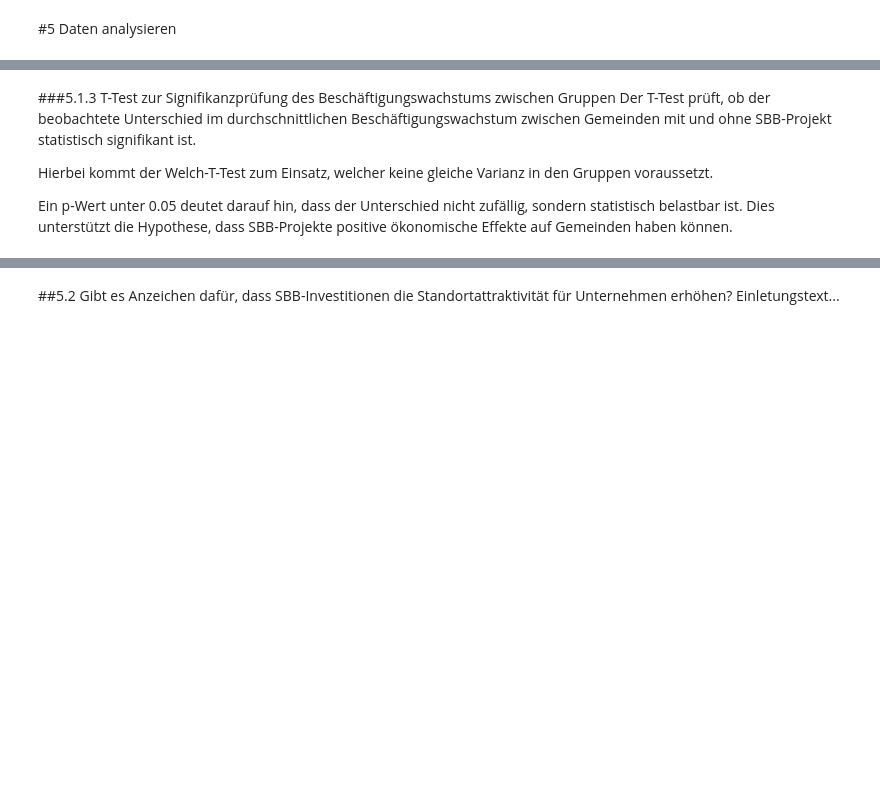
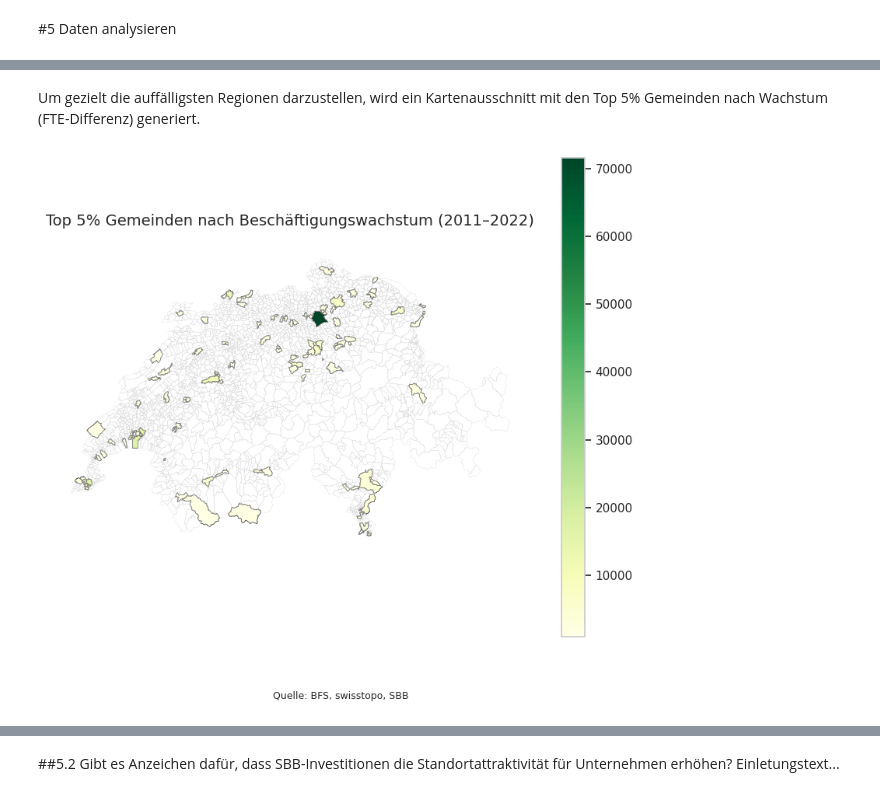
Before and after one commit to Fa-commits/BINA, a Jupyter notebook: BINA.ipynb, the cells around one changed output, grey strips where cells are left out. Cells and saved outputs as stored; diff of their text form; code cells hidden in the pictures; blank space fills up the shorter version.

```diff
--- a/BINA.ipynb
+++ b/BINA.ipynb
@@ -490,0 +442,25 @@ Unternehmensgründungsdaten ergänzt: 0 Gemeinden mit Werten
+# %%
+# --- Geodaten laden und Mapping vorbereiten ---
+pfad = "/content/drive/MyDrive/Colab Notebooks/gemeindegrenzen_schweiz.gpkg"
+gdf_geo = gpd.read_file(pfad, layer="tlm_hoheitsgebiet")
+mapping_df = gdf_geo[['bfs_nummer', 'name']].drop_duplicates()
+mapping_df = mapping_df.rename(columns={'bfs_nummer': 'BFS_ID', 'name': 'Gemeindename'})
+mapping_df['Ort_clean'] = mapping_df['Gemeindename'].str.lower().str.strip()
+
+# --- BFS-Daten mit BFS_ID verknüpfen ---
+df_bfs['Ort_clean'] = df_bfs['Ort'].astype(str).str.lower().str.strip()
+df_bfs = df_bfs.merge(mapping_df[['Ort_clean', 'BFS_ID']], on='Ort_clean', how='left')
+
+# --- SBB-Daten mit BFS_ID verknüpfen und Projektstatus setzen ---
+df_sbb = df_sbb.merge(mapping_df[['Ort_clean', 'BFS_ID']], on='Ort_clean', how='left')
+bfs_ids_mit_sbb = set(df_sbb['BFS_ID'].dropna().unique())
+df_bfs['hat_sbb_projekt'] = df_bfs['BFS_ID'].isin(bfs_ids_mit_sbb)
+
+# --- Gründungen via BFS_ID verknüpfen ---
+df_bfs = df_bfs.merge(df_gruendungen[['BFS_ID', 'Gruendungen_2013_2022']], on='BFS_ID', how='left')
+
+# --- Kontrolle ---
+print("→ Gemeinden mit SBB-Projekt:", df_bfs['hat_sbb_projekt'].sum())
+print("→ Gemeinden mit Gründungsdaten:", df_bfs['Gruendungen_2013_2022'].notna().sum())
+print("→ Anteil BFS_ID-Zuordnung:", round(df_bfs['BFS_ID'].notna().mean() * 100, 2), "%")
+print("→ Gesamtanzahl Datensätze (df_bfs):", df_bfs.shape[0])
@@ -575,7 +627,23 @@ plt.show()
-# %% [markdown]
-###5.1.3 T-Test zur Signifikanzprüfung des Beschäftigungswachstums zwischen Gruppen
-Der T-Test prüft, ob der beobachtete Unterschied im durchschnittlichen Beschäftigungswachstum zwischen Gemeinden mit und ohne SBB-Projekt statistisch signifikant ist.
-
-Hierbei kommt der Welch-T-Test zum Einsatz, welcher keine gleiche Varianz in den Gruppen voraussetzt.
-
-Ein p-Wert unter 0.05 deutet darauf hin, dass der Unterschied nicht zufällig, sondern statistisch belastbar ist. Dies unterstützt die Hypothese, dass SBB-Projekte positive ökonomische Effekte auf Gemeinden haben können.
+# %% [markdown]
+Um gezielt die auffälligsten Regionen darzustellen, wird ein Kartenausschnitt mit den Top 5% Gemeinden nach Wachstum (FTE-Differenz) generiert.
+# %%
+# Geo-Daten neu verknüpfen
+gdf_geo = gpd.read_file("/content/drive/MyDrive/Colab Notebooks/gemeindegrenzen_schweiz.gpkg", layer="tlm_hoheitsgebiet")
+gdf_geo = gdf_geo.rename(columns={"bfs_nummer": "BFS_ID"})
+gdf_map = gdf_geo.merge(df_growth, on="BFS_ID", how="left")
+
+# Top 5% auswählen
+threshold = df_growth['Differenz'].quantile(0.95)
+gdf_top = gdf_map[gdf_map['Differenz'] >= threshold]
+
+# Karte
+fig, ax = plt.subplots(figsize=(10, 8))
+gdf_geo.boundary.plot(ax=ax, linewidth=0.2, color='lightgrey')
+gdf_top.plot(column='Differenz', cmap='YlGn', linewidth=0.5, edgecolor='black', ax=ax, legend=True)
+
+plt.title("Top 5% Gemeinden nach Beschäftigungswachstum (2011–2022)", fontsize=14)
+plt.figtext(0.5, 0.01, "Quelle: BFS, swisstopo, SBB", ha='center', fontsize=9)
+ax.axis('off')
+plt.show()
+# %% [output]
+[figure, added]
```
Also changed, not shown: parts of 26 cells of this notebook.
